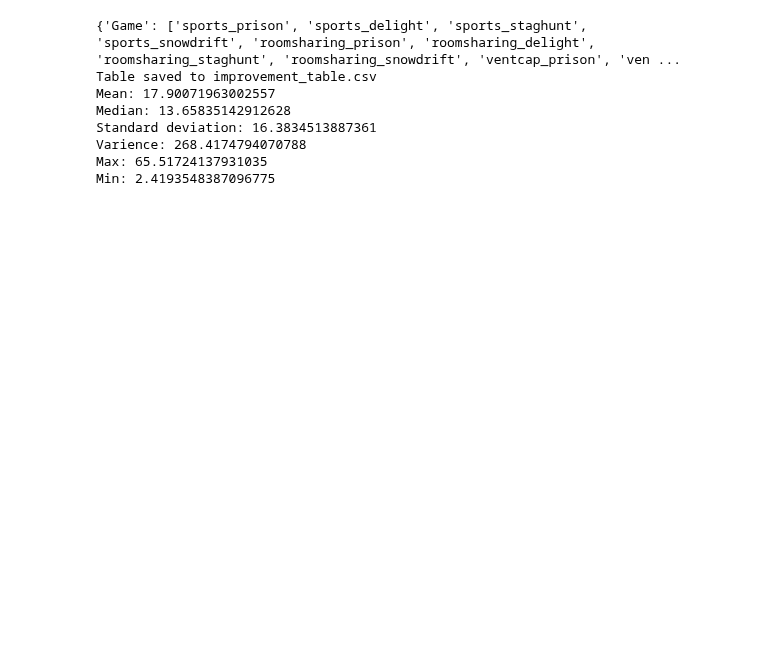
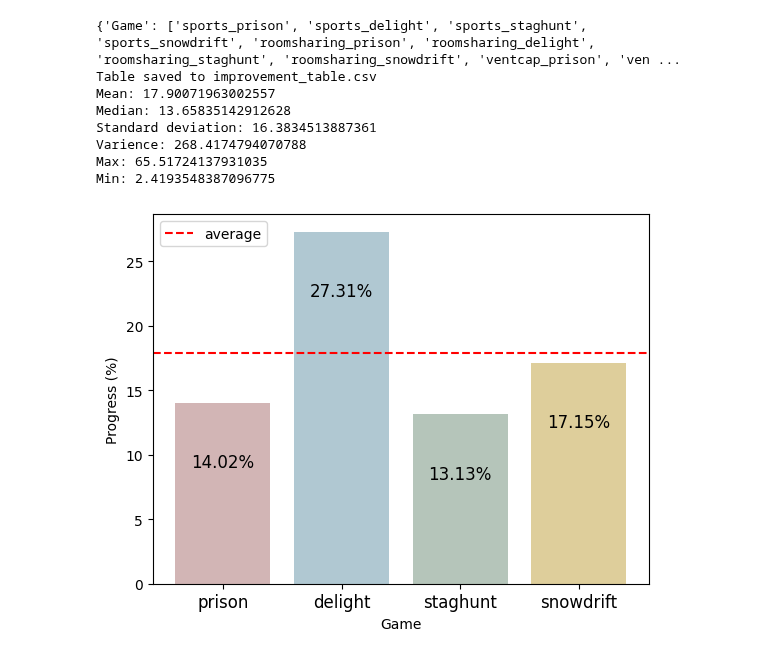
Before and after one commit to sepehrilami/LFB, a Jupyter notebook: notebooks/oos_analysis.ipynb, the cells around one changed output. Drawn from its saved outputs; the diff is of its cells as text; code cells hidden in the pictures; blank space fills up the shorter version.

```diff
--- a/notebooks/oos_analysis.ipynb
+++ b/notebooks/oos_analysis.ipynb
@@ -367,3 +382,66 @@ Standard deviation: 16.3834513887361
 Varience: 268.4174794070788
 Max: 65.51724137931035
 Min: 2.4193548387096775
+# %%
+# get the average progress per each game, and then per each context
+def get_average_progress(all_data, keys, category_type='Game'):
+    # categorize by first part of the key
+    categorized_keys = defaultdict(list)
+    for item in keys:
+        if category_type == 'Context':
+            prefix = re.sub(r'_.*', '', item)
+        else:
+            prefix = re.sub(r'.*_', '', item)
+        categorized_keys[prefix].append(item)
+
+    # get the average progress for each category
+    average_progress = {}
+    for category in categorized_keys:
+        progress = [(all_data['7b-fined'][key]['  C'] - all_data['7b-fixed'][key]['  C']) / (all_data['70b-fixed'][key]['  C'] - all_data['7b-fixed'][key]['  C']) * 100 for key in categorized_keys[category]]
+        average_progress[category] = round(sum(progress) / len(progress), 2)
+    return average_progress
+
+def visualize_average_progress(average_progress, category_type='Game'):
+    plt.figure()
+    x = [pos for pos in range(len(average_progress))]
+    # color the bars based on names:
+    # for sports, color it #442B48
+    # for roomsharing, color it #98B06F
+    # for venture, color it #DBFF76
+    for i, category in enumerate(average_progress.keys()):
+        color = '#704B7C' if category == 'sports' else '#98B06F' if category == 'roomsharing' else '#DBFF76'
+        color_dict = {'delight': '#6393A6', 'prison':'#A66D6D', 'snowdrift':'#BF9E39', 'staghunt':'#6C8C77',
+                      'biz':'#296478', 'team':'#D99C5D', 'IR':'#94579E',
+                      'friendsharing':"#00A3D9", 'environment':"#9FD95D"}
+        if category in color_dict.keys():
+            color = color_dict[category]
+        plt.bar(i, average_progress[category], alpha=0.5, color=color)
+
+    # remove extra space between bars
+    # write the y value on top of each bar
+
+    for i, v in enumerate(average_progress.values()):
+        plt.text(i, v-5, f'{str(v)}%', ha='center', fontsize=12)
+
+    plt.xticks(x, average_progress.keys(), fontsize=12)
+    # set the bar width to be smaller
+
+    plt.xlabel(category_type)
+    plt.ylabel('Progress (%)')
+    # plt.title(f'Average Improvement in Cooperation Count per {category_type}')
+
+    # draw a line at y=average of progress
+    avg_progress = sum(average_progress.values()) / len(average_progress)
+    plt.axhline(y=avg_progress, color='red', linestyle='--', label='average')
+    plt.legend(loc='upper left')
+
+    plt.savefig(os.path.join("../oos_context_figs", f"average_progress_{category_type}.png"))
+    plt.show()
+
+
+
+category_type = 'Game'
+average_progress = get_average_progress(all_data, keys, category_type)
+visualize_average_progress(average_progress, category_type)
+# %% [output]
+[figure, added]
```
Also changed, not shown: parts of 5 cells of this notebook, 5 other files.
